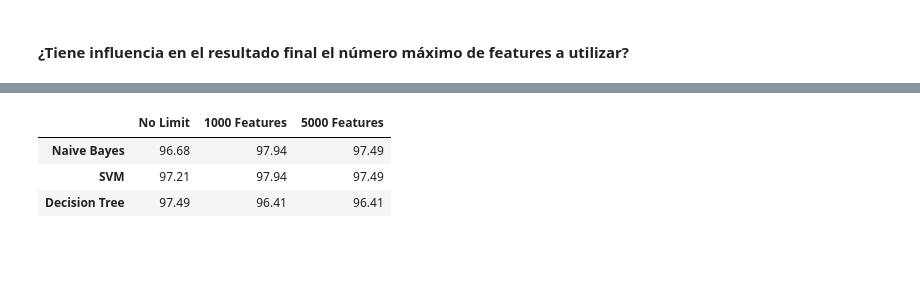
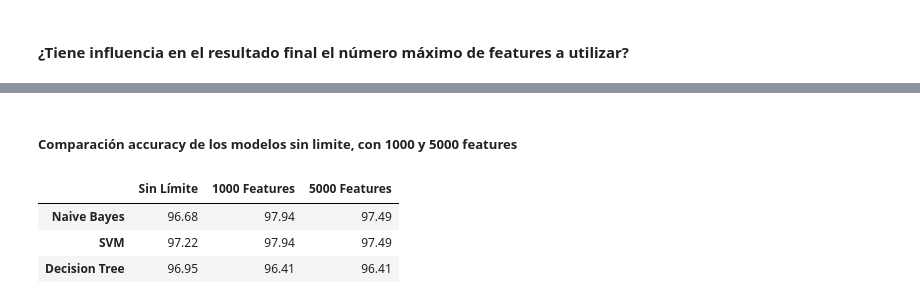
Before and after one commit to blackalle/NLP, a Jupyter notebook: Actividad2.ipynb, the cells around one changed output, grey strips where cells are left out. Saved outputs shown, nothing was run; the diff lists cells and outputs as text; code cells hidden in the pictures; blank space fills up the shorter version.

```diff
--- a/Actividad2.ipynb
+++ b/Actividad2.ipynb
@@ -393,18 +388,20 @@ Model: Decision Tree (5000 features)
+# %% [markdown]
+##### Comparación accuracy de los modelos sin limite, con 1000 y 5000 features
 # %%
 # Valores de precisión previamente calculados y discutidos
 accuracy_values = {
-    "Naive Bayes": {"No Limit": 96.68, "1000 Features": 97.94, "5000 Features": 97.49},
-    "SVM": {"No Limit": 97.21, "1000 Features": 97.94, "5000 Features": 97.49},
-    "Decision Tree": {"No Limit": 97.49, "1000 Features": 96.41, "5000 Features": 96.41}
+    "Naive Bayes": {"Sin Límite": 96.68, "1000 Features": 97.94, "5000 Features": 97.49},
+    "SVM": {"Sin Límite": 97.22, "1000 Features": 97.94, "5000 Features": 97.49},
+    "Decision Tree": {"Sin Límite": 96.95, "1000 Features": 96.41, "5000 Features": 96.41}
 }
 
 # Crear DataFrame para la comparación
 accuracy_df = pd.DataFrame(accuracy_values).T
 
 # Imprimir la tabla de comparación
 accuracy_df
 # %% [output]
-|  | No Limit | 1000 Features | 5000 Features |
+|  | Sin Límite | 1000 Features | 5000 Features |
 | Naive Bayes | 96.68 | 97.94 | 97.49 |
-| SVM | 97.21 | 97.94 | 97.49 |
-| Decision Tree | 97.49 | 96.41 | 96.41 |
+| SVM | 97.22 | 97.94 | 97.49 |
+| Decision Tree | 96.95 | 96.41 | 96.41 |
```
Also changed, not shown: parts of 22 cells of this notebook.
